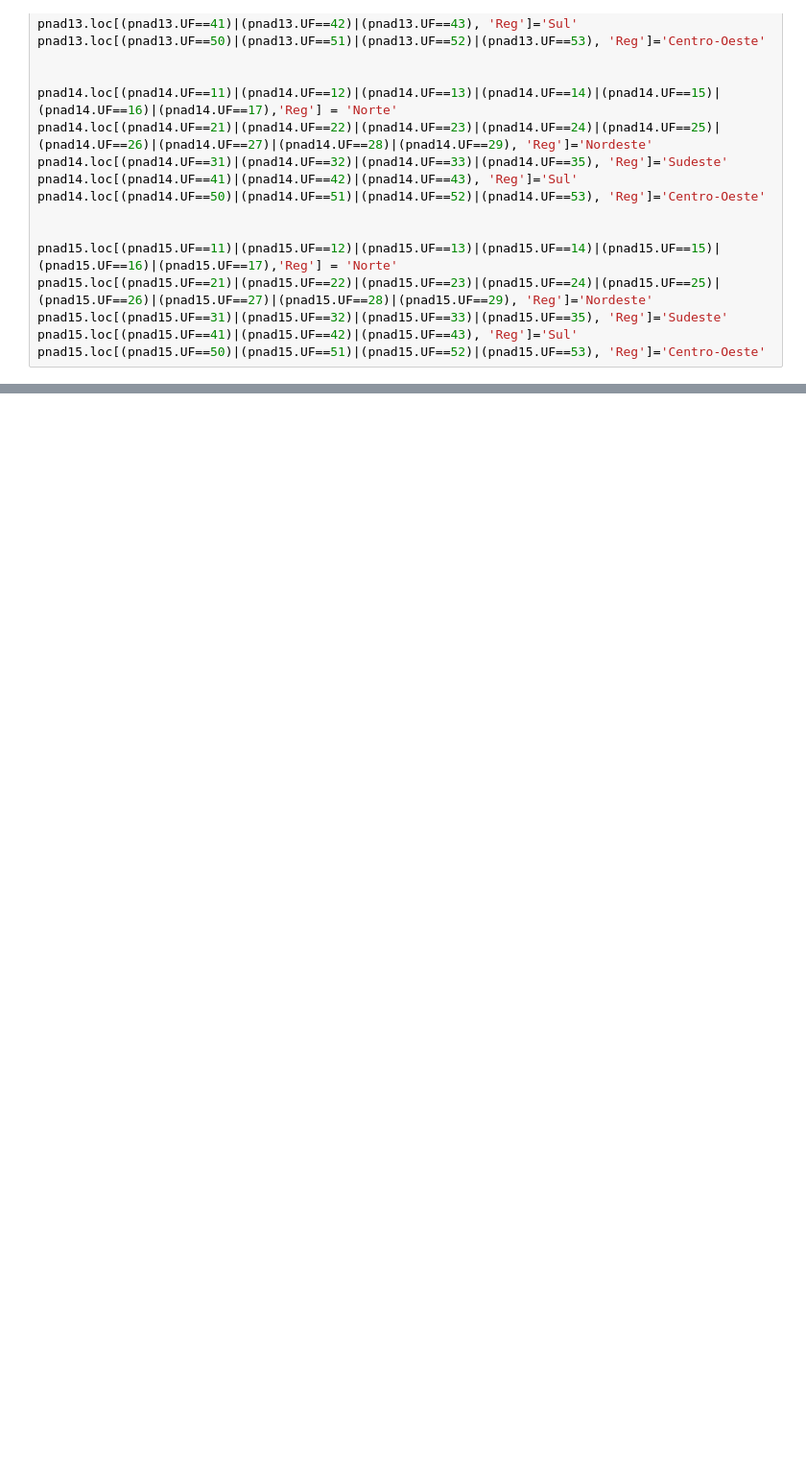
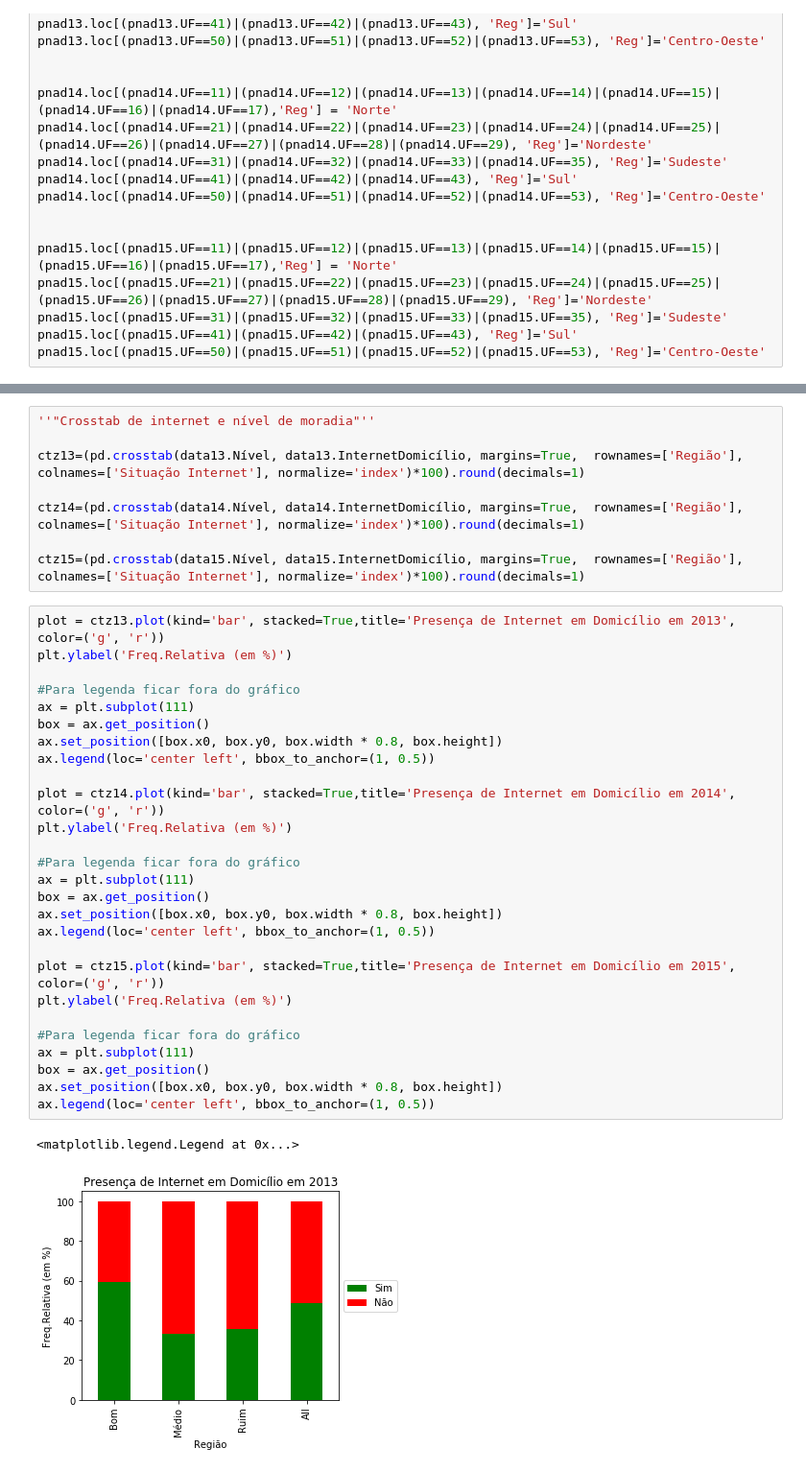
Before and after one commit to stephaniewm/Ciencia-dos-Dados-, a Jupyter notebook: Projeto1.ipynb, the cells around one changed output, grey strips where cells are left out. Shown at 96% size. Saved outputs shown, nothing was run; the diff lists cells and outputs as text; blank space fills up the shorter version.

```diff
--- a/Projeto1.ipynb
+++ b/Projeto1.ipynb
@@ -355,0 +586,38 @@ Descreva aqui suas conclusões!
+# %%
+''"Crosstab de internet e nível de moradia"''
+
+ctz13=(pd.crosstab(data13.Nível, data13.InternetDomicílio, margins=True,  rownames=['Região'], colnames=['Situação Internet'], normalize='index')*100).round(decimals=1)
+
+ctz14=(pd.crosstab(data14.Nível, data14.InternetDomicílio, margins=True,  rownames=['Região'], colnames=['Situação Internet'], normalize='index')*100).round(decimals=1)
+
+ctz15=(pd.crosstab(data15.Nível, data15.InternetDomicílio, margins=True,  rownames=['Região'], colnames=['Situação Internet'], normalize='index')*100).round(decimals=1)
+# %%
+plot = ctz13.plot(kind='bar', stacked=True,title='Presença de Internet em Domicílio em 2013', color=('g', 'r'))
+plt.ylabel('Freq.Relativa (em %)')
+
+#Para legenda ficar fora do gráfico
+ax = plt.subplot(111)
+box = ax.get_position()
+ax.set_position([box.x0, box.y0, box.width * 0.8, box.height])
+ax.legend(loc='center left', bbox_to_anchor=(1, 0.5))
+
+plot = ctz14.plot(kind='bar', stacked=True,title='Presença de Internet em Domicílio em 2014', color=('g', 'r'))
+plt.ylabel('Freq.Relativa (em %)')
+
+#Para legenda ficar fora do gráfico
+ax = plt.subplot(111)
+box = ax.get_position()
+ax.set_position([box.x0, box.y0, box.width * 0.8, box.height])
+ax.legend(loc='center left', bbox_to_anchor=(1, 0.5))
+
+plot = ctz15.plot(kind='bar', stacked=True,title='Presença de Internet em Domicílio em 2015', color=('g', 'r'))
+plt.ylabel('Freq.Relativa (em %)')
+
+#Para legenda ficar fora do gráfico
+ax = plt.subplot(111)
+box = ax.get_position()
+ax.set_position([box.x0, box.y0, box.width * 0.8, box.height])
+ax.legend(loc='center left', bbox_to_anchor=(1, 0.5))
+# %% [output]
+<matplotlib.legend.Legend at 0x...>
+[figure, added]
```
Also changed, not shown: parts of 108 cells of this notebook.
